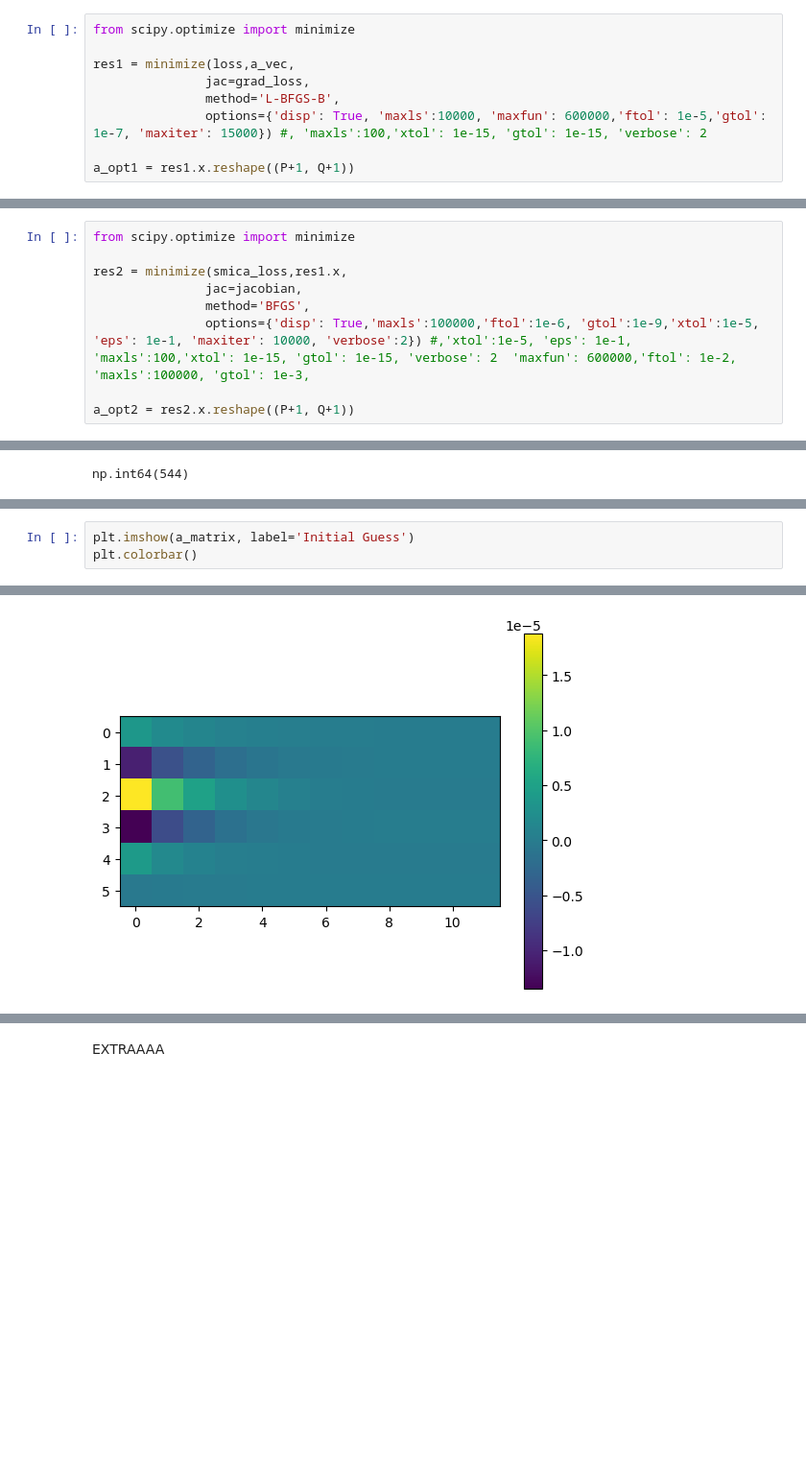
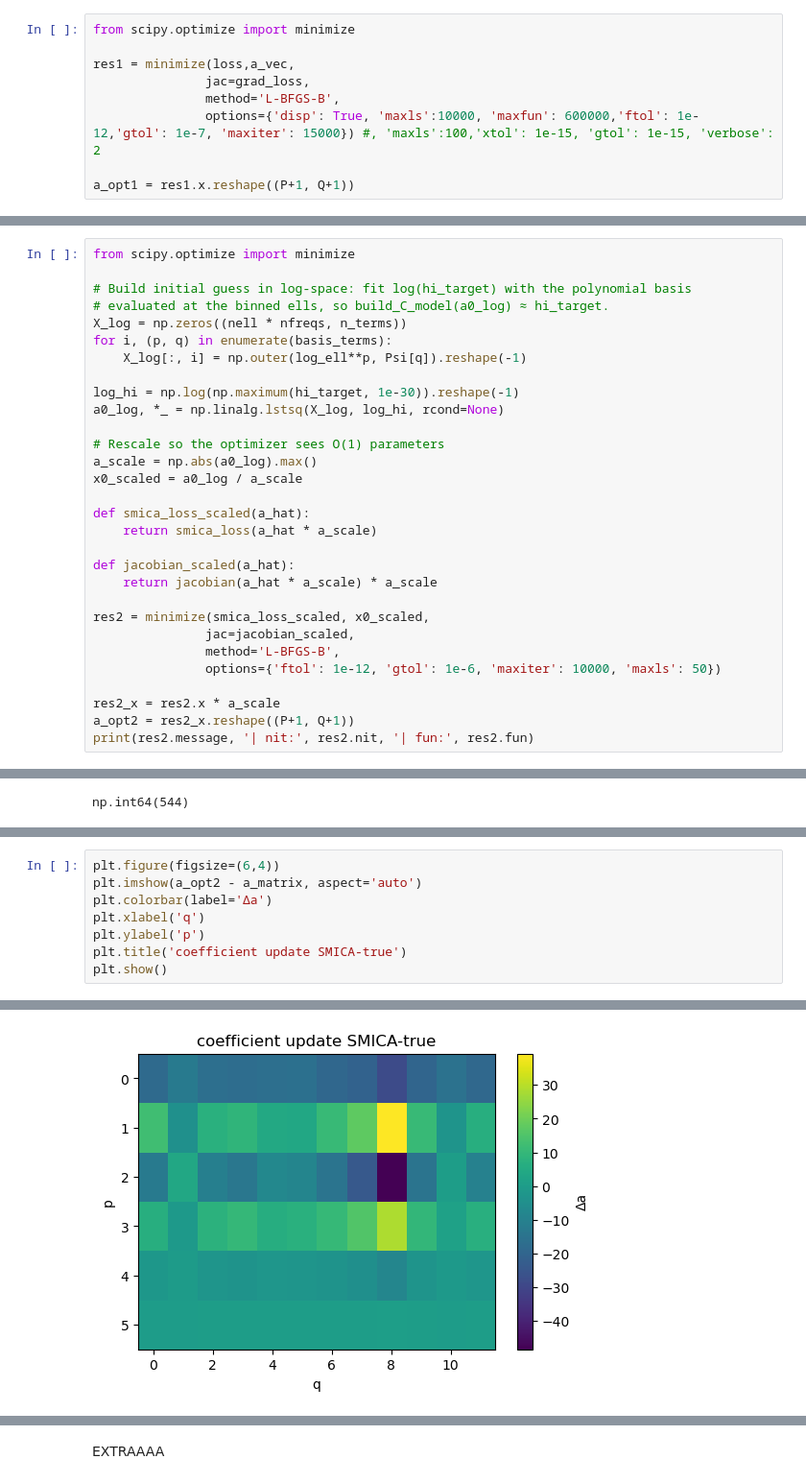
Before and after one commit to urwa99/SMICA_Paper, a Jupyter notebook: Notebooks_1/SMICA_HI.ipynb, the cells around one changed output, grey strips where cells are left out. Shown at 96% size. Saved outputs shown, nothing was run; the diff lists cells and outputs as text; blank space fills up the shorter version.

Commit message:
use correct rotated maps and correct Cls when running MSE loss + coefficient update plot cell + for initial guess params use log space for params + options for L BFGS B also tightened

```diff
--- a/Notebooks_1/SMICA_HI.ipynb
+++ b/Notebooks_1/SMICA_HI.ipynb
@@ -542,7 +482,7 @@ from scipy.optimize import minimize
 res1 = minimize(loss,a_vec,
                jac=grad_loss,
                method='L-BFGS-B',
-               options={'disp': True, 'maxls':10000, 'maxfun': 600000,'ftol': 1e-5,'gtol': 1e-7, 'maxiter': 15000}) #, 'maxls':100,'xtol': 1e-15, 'gtol': 1e-15, 'verbose': 2
+               options={'disp': True, 'maxls':10000, 'maxfun': 600000,'ftol': 1e-12,'gtol': 1e-7, 'maxiter': 15000}) #, 'maxls':100,'xtol': 1e-15, 'gtol': 1e-15, 'verbose': 2
 
 a_opt1 = res1.x.reshape((P+1, Q+1))
 # %%
@@ -755,10 +684,31 @@ Using the result from MSE optimization in SMICA
 # %%
 from scipy.optimize import minimize
 
-res2 = minimize(smica_loss,res1.x,
-               jac=jacobian,
-               method='BFGS',
-               options={'disp': True,'maxls':100000,'ftol':1e-6, 'gtol':1e-9,'xtol':1e-5, 'eps': 1e-1, 'maxiter': 10000, 'verbose':2}) #,'xtol':1e-5, 'eps': 1e-1, 'maxls':100,'xtol': 1e-15, 'gtol': 1e-15, 'verbose': 2  'maxfun': 600000,'ftol': 1e-2, 'maxls':100000, 'gtol': 1e-3,
+# Build initial guess in log-space: fit log(hi_target) with the polynomial basis
+# evaluated at the binned ells, so build_C_model(a0_log) ≈ hi_target.
+X_log = np.zeros((nell * nfreqs, n_terms))
+for i, (p, q) in enumerate(basis_terms):
+    X_log[:, i] = np.outer(log_ell**p, Psi[q]).reshape(-1)
 
-a_opt2 = res2.x.reshape((P+1, Q+1))
+log_hi = np.log(np.maximum(hi_target, 1e-30)).reshape(-1)
+a0_log, *_ = np.linalg.lstsq(X_log, log_hi, rcond=None)
+
+# Rescale so the optimizer sees O(1) parameters
+a_scale = np.abs(a0_log).max()
+x0_scaled = a0_log / a_scale
+
+def smica_loss_scaled(a_hat):
+    return smica_loss(a_hat * a_scale)
+
+def jacobian_scaled(a_hat):
+    return jacobian(a_hat * a_scale) * a_scale
+
+res2 = minimize(smica_loss_scaled, x0_scaled,
+               jac=jacobian_scaled,
+               method='L-BFGS-B',
+               options={'ftol': 1e-12, 'gtol': 1e-6, 'maxiter': 10000, 'maxls': 50})
+
+res2_x = res2.x * a_scale
+a_opt2 = res2_x.reshape((P+1, Q+1))
+print(res2.message, '| nit:', res2.nit, '| fun:', res2.fun)
 # %% [output]
@@ -834,4 +840,9 @@ plt.legend()
 # %%
-plt.imshow(a_matrix, label='Initial Guess')
-plt.colorbar()
+plt.figure(figsize=(6,4))
+plt.imshow(a_opt2 - a_matrix, aspect='auto')
+plt.colorbar(label='Δa')
+plt.xlabel('q')
+plt.ylabel('p')
+plt.title('coefficient update SMICA-true')
+plt.show()
 # %% [output]
@@ -839 +849 @@ plt.colorbar()
-[figure, old version]
+[figure, new version]
```
Also changed, not shown: parts of 29 cells of this notebook.
